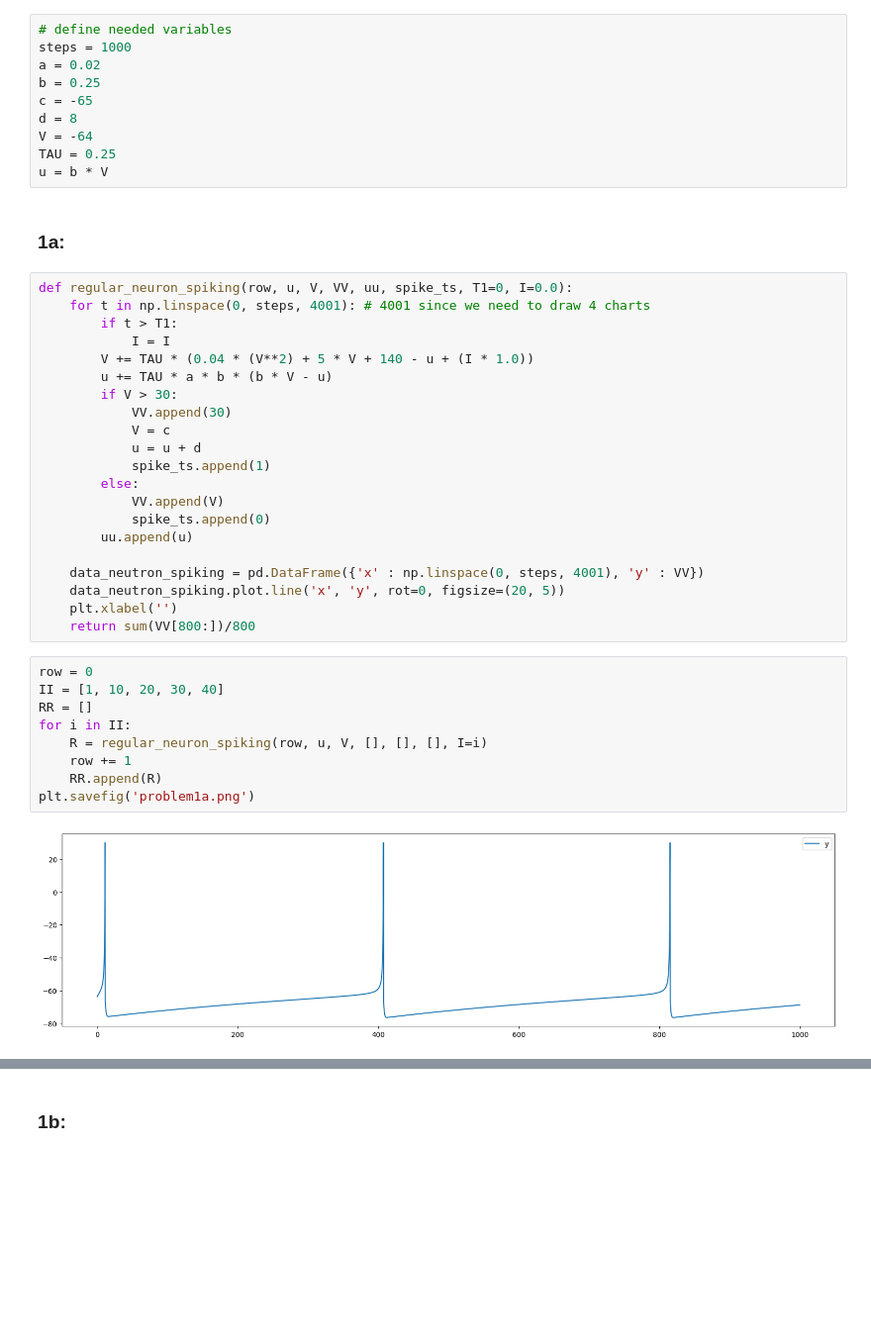
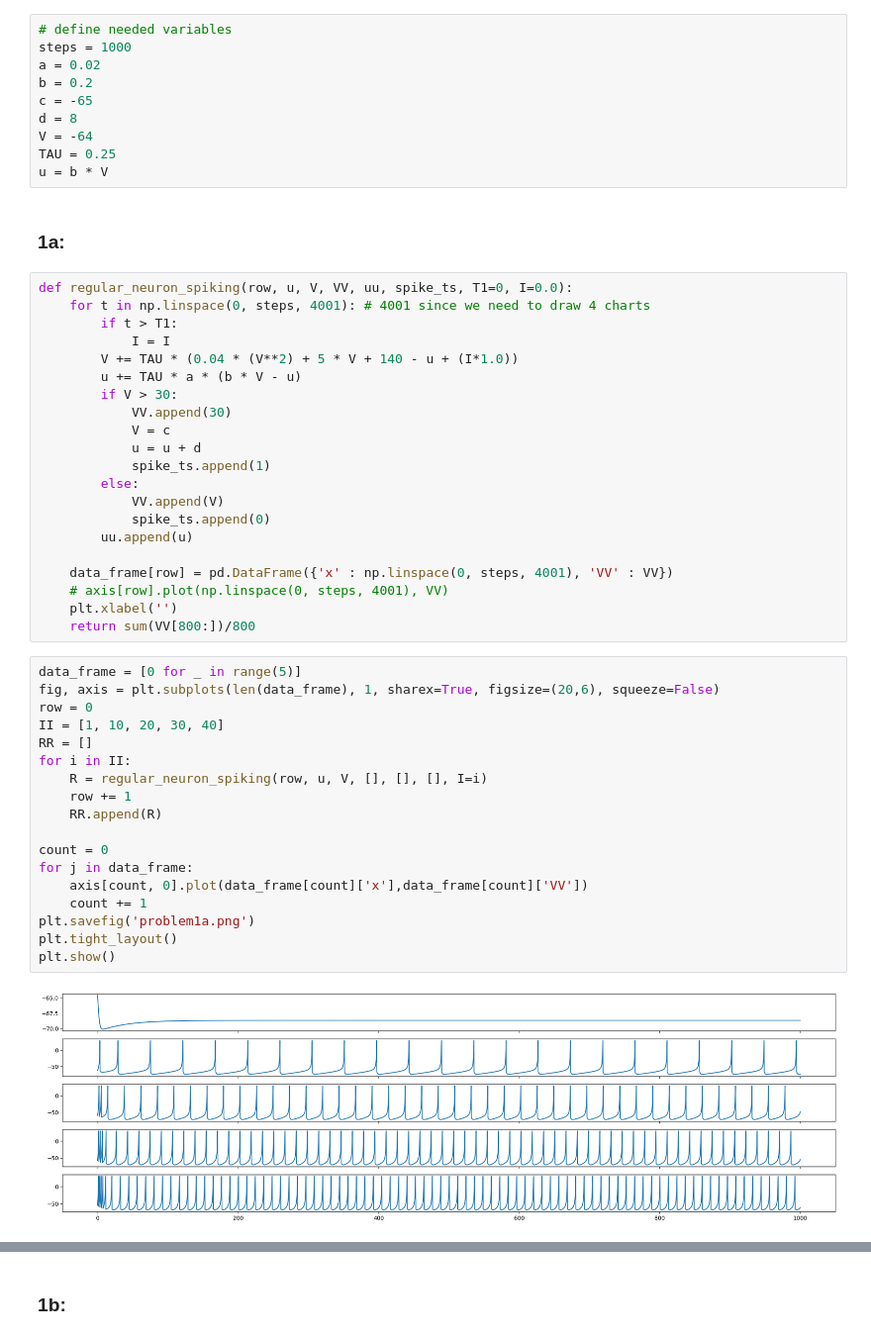
Before and after one commit to jacklvd/intelligent_sys, a Jupyter notebook: HW1/code/neuron_spiking.ipynb, the cells around one changed output, grey strips where cells are left out. Shown at 99% size. Cells and saved outputs as stored; diff of their text form; blank space fills up the shorter version.

```diff
--- a/HW1/code/neuron_spiking.ipynb
+++ b/HW1/code/neuron_spiking.ipynb
@@ -8,7 +9,7 @@ from matplotlib import pyplot as plt
 # define needed variables
 steps = 1000
 a = 0.02
-b = 0.25
+b = 0.2
 c = -65
 d = 8
 V = -64
@@ -21,8 +22,8 @@ def regular_neuron_spiking(row, u, V, VV, uu, spike_ts, T1=0, I=0.0):
     for t in np.linspace(0, steps, 4001): # 4001 since we need to draw 4 charts
         if t > T1:
             I = I
-        V += TAU * (0.04 * (V**2) + 5 * V + 140 - u + (I * 1.0))
-        u += TAU * a * b * (b * V - u)
+        V += TAU * (0.04 * (V**2) + 5 * V + 140 - u + (I*1.0))
+        u += TAU * a * (b * V - u)
         if V > 30:
             VV.append(30)
             V = c
@@ -33,18 +34,27 @@ def regular_neuron_spiking(row, u, V, VV, uu, spike_ts, T1=0, I=0.0):
             spike_ts.append(0)
         uu.append(u)
 
-    data_neutron_spiking = pd.DataFrame({'x' : np.linspace(0, steps, 4001), 'y' : VV})
-    data_neutron_spiking.plot.line('x', 'y', rot=0, figsize=(20, 5))
+    data_frame[row] = pd.DataFrame({'x' : np.linspace(0, steps, 4001), 'VV' : VV})
+    # axis[row].plot(np.linspace(0, steps, 4001), VV)
     plt.xlabel('')
     return sum(VV[800:])/800
 # %%
+data_frame = [0 for _ in range(5)]
+fig, axis = plt.subplots(len(data_frame), 1, sharex=True, figsize=(20,6), squeeze=False)
 row = 0
 II = [1, 10, 20, 30, 40]
 RR = []
 for i in II:
     R = regular_neuron_spiking(row, u, V, [], [], [], I=i)
     row += 1
     RR.append(R)
+
+count = 0
+for j in data_frame:
+    axis[count, 0].plot(data_frame[count]['x'],data_frame[count]['VV'])
+    count += 1
 plt.savefig('problem1a.png')
+plt.tight_layout()
+plt.show()
 # %% [output]
-[figure, old version]
+[figure, new version]
```
Also changed, not shown: parts of 8 cells of this notebook, 1 other file.
